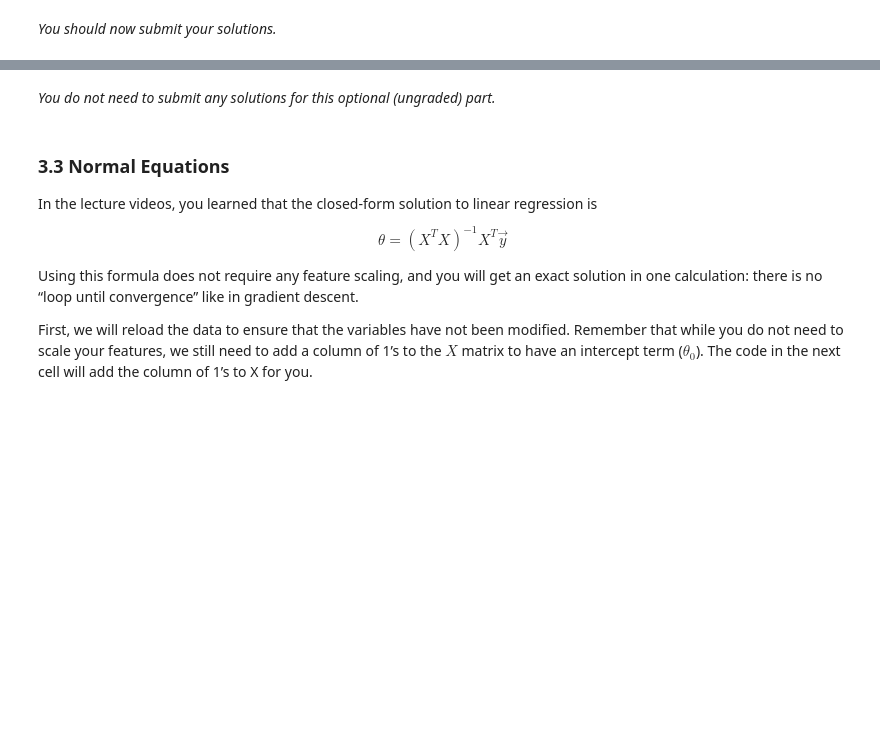
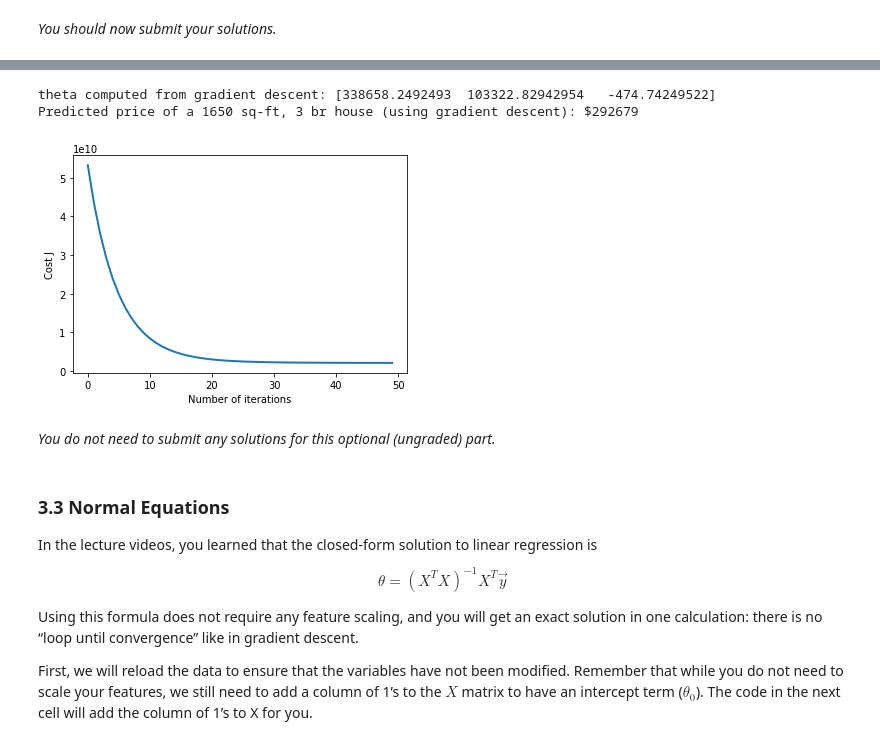
Before and after one commit to Hofled/ml-coursera-python-assignments, a Jupyter notebook: Exercise1/exercise1.ipynb, the cells around one changed output, grey strips where cells are left out. Saved outputs shown, nothing was run; the diff lists cells and outputs as text; code cells hidden in the pictures; blank space fills up the shorter version.

Commit message:
Finished entire exercise 1 implementation, with 1 variable and multivariate gradient descent + Normal Equation

```diff
--- a/Exercise1/exercise1.ipynb
+++ b/Exercise1/exercise1.ipynb
@@ -587,15 +609,12 @@ We start by loading and displaying some values from this dataset. By looking at
 # %%
-# Load data
-data = np.loadtxt(os.path.join('Data', 'ex1data2.txt'), delimiter=',')
-X = data[:, :2]
-y = data[:, 2]
-m = y.size
-
-# print out some data points
-print('{:>8s}{:>8s}{:>10s}'.format('X[:,0]', 'X[:, 1]', 'y'))
-print('-'*26)
-for i in range(10):
-    print('{:8.0f}{:8.0f}{:10.0f}'.format(X[i, 0], X[i, 1], y[i]))
+def printData(data, row_num):
+    X = data[:, :2]
+    y = data[:, 2]
+    # print out some data points
+    print('{:>8s}{:>8s}{:>10s}'.format('X[:,0]', 'X[:, 1]', 'y'))
+    print('-'*26)
+    for i in range(row_num):
+        print('{:8.0f}{:8.0f}{:10.0f}'.format(X[i, 0], X[i, 1], y[i]))
 # %% [markdown]
 Your task here is to complete the code in `featureNormalize` function:
 - Subtract the mean value of each feature from the dataset.
@@ -655,6 +674,11 @@ def  featureNormalize(X):
 
     # =========================== YOUR CODE HERE =====================
 
+    for i in range(X_norm.shape[1]):
+        mu[i] = X_norm[:, i].mean()
+        sigma[i] = X_norm[:, i].std()
+
+        X_norm[:, i] = (X_norm[:, i] - mu[i]) / sigma[i]
 
     # ================================================================
     return X_norm, mu, sigma
@@ -740,6 +783,9 @@ def computeCostMulti(X, y, theta):
 
     # ======================= YOUR CODE HERE ===========================
 
+    h = X.dot(theta)
+
+    J = 1 / (2*m) * np.sum(np.square(h - y))
 
     # ==================================================================
     return J
@@ -799,6 +845,9 @@ def gradientDescentMulti(X, y, theta, alpha, num_iters):
     for i in range(num_iters):
         # ======================= YOUR CODE HERE ==========================
 
+        h = X.dot(theta)
+
+        theta = theta - alpha * (1/m) * (X.T.dot(h - y))
 
         # =================================================================
 
@@ -858,32 +907,36 @@ Finally, you should complete the code at the end to predict the price
 of a 1650 sq-ft, 3 br house.
 
 Hint
 ----
 At prediction, make sure you do the same feature normalization.
 """
 # Choose some alpha value - change this
 alpha = 0.1
-num_iters = 400
+num_iters = 50
 
 # init theta and run gradient descent
 theta = np.zeros(3)
 theta, J_history = gradientDescentMulti(X, y, theta, alpha, num_iters)
 
 # Plot the convergence graph
 pyplot.plot(np.arange(len(J_history)), J_history, lw=2)
 pyplot.xlabel('Number of iterations')
 pyplot.ylabel('Cost J')
 
 # Display the gradient descent's result
 print('theta computed from gradient descent: {:s}'.format(str(theta)))
 
 # Estimate the price of a 1650 sq-ft, 3 br house
 # ======================= YOUR CODE HERE ===========================
 # Recall that the first column of X is all-ones.
 # Thus, it does not need to be normalized.
 
-price = 0   # You should change this
+price = np.array([1, normalizeVal(1650, mu[0], sigma[0]), normalizeVal(3, mu[1], sigma[1])]).dot(theta) # You should change this
 
 # ===================================================================
 
 print('Predicted price of a 1650 sq-ft, 3 br house (using gradient descent): ${:.0f}'.format(price))
+# %% [output]
+theta computed from gradient descent: [338658.2492493  103322.82942954   -474.74249522]
+Predicted price of a 1650 sq-ft, 3 br house (using gradient descent): $292679
+[figure, added]
```
Also changed, not shown: parts of 12 cells of this notebook.
